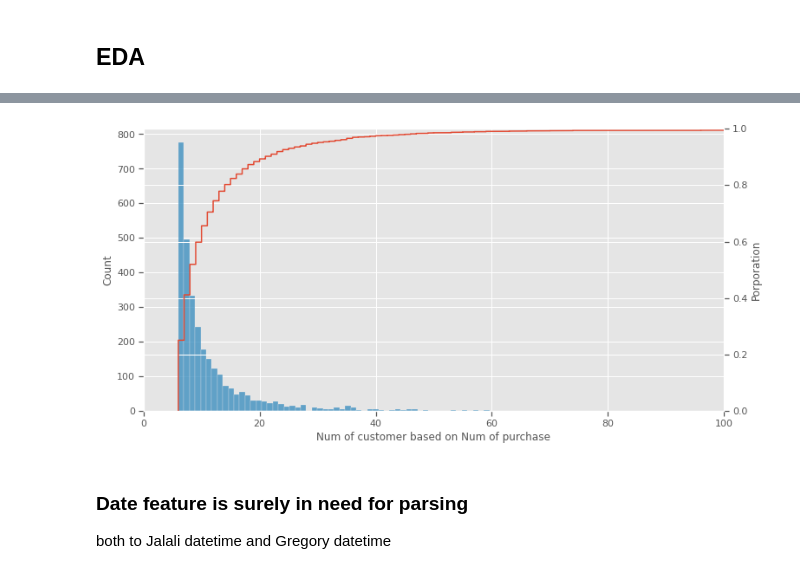
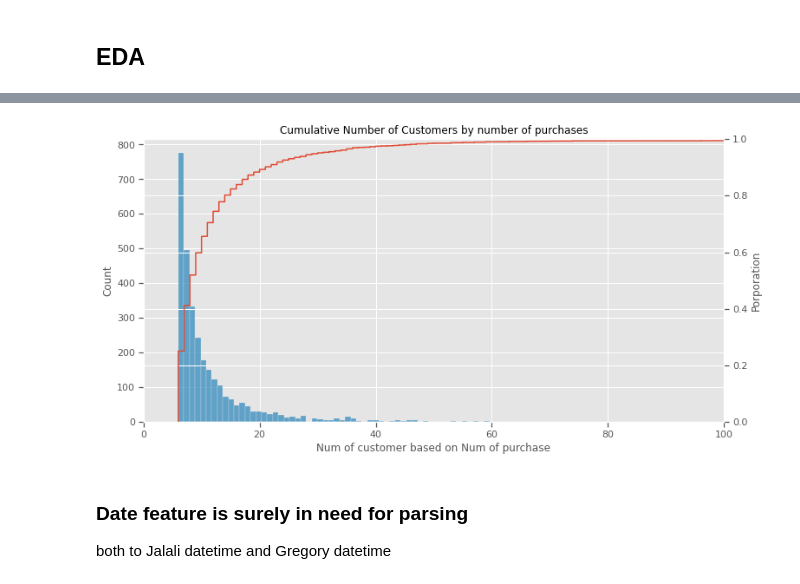
Before and after one commit to alephba/interview_tasks, a Jupyter notebook: src/notebook.ipynb, the cells around one changed output, grey strips where cells are left out. Cells and saved outputs as stored; diff of their text form; code cells hidden in the pictures.

```diff
--- a/src/notebook.ipynb
+++ b/src/notebook.ipynb
@@ -62,18 +64,18 @@ summary_statistic(revenue)
 | 3 | Revenue | int64 | 3314 | 0 | 261960 | 6110 | 5647 | 106 | 2451 | 5100 | 7960 | ... |
 # %%
 fig, ax1 = plt.subplots()
-# ax1.set_title('Average Percipitation Percentage by Month')
+ax1.set_title('Cumulative Number of Customers by number of purchases')
 ax1.set_xlabel('Num of customer based on Num of purchase')
 ax1.set_ylabel('Count')
 sns.histplot(revenue.CustomerID.value_counts(sort=True)[revenue.CustomerID.value_counts(sort=True) > 5], ax=ax1)
 ax2 = ax1.twinx()
 ax2.set_ylabel('Porporation')
 sns.ecdfplot(revenue.CustomerID.value_counts(sort=True)[revenue.CustomerID.value_counts(sort=True) > 5], ax=ax2)
 ax1.set_xlim(0,100)
 ax2.set_xlim(0,100)
 plt.show()
 # %% [output]
-[figure, old version]
+[figure, new version]
 # %%
 for index, row in revenue.iterrows():
     assert len(str(row['Date'])) == 8
```
Also changed, not shown: parts of 64 cells of this notebook, 3 other files.
